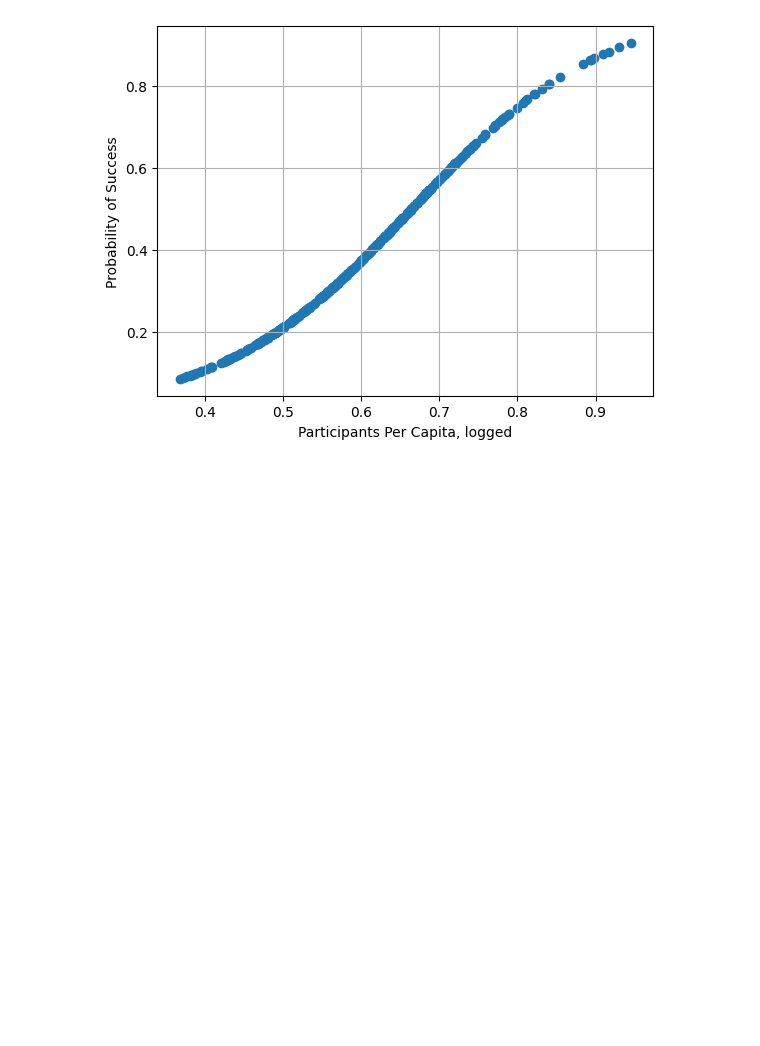
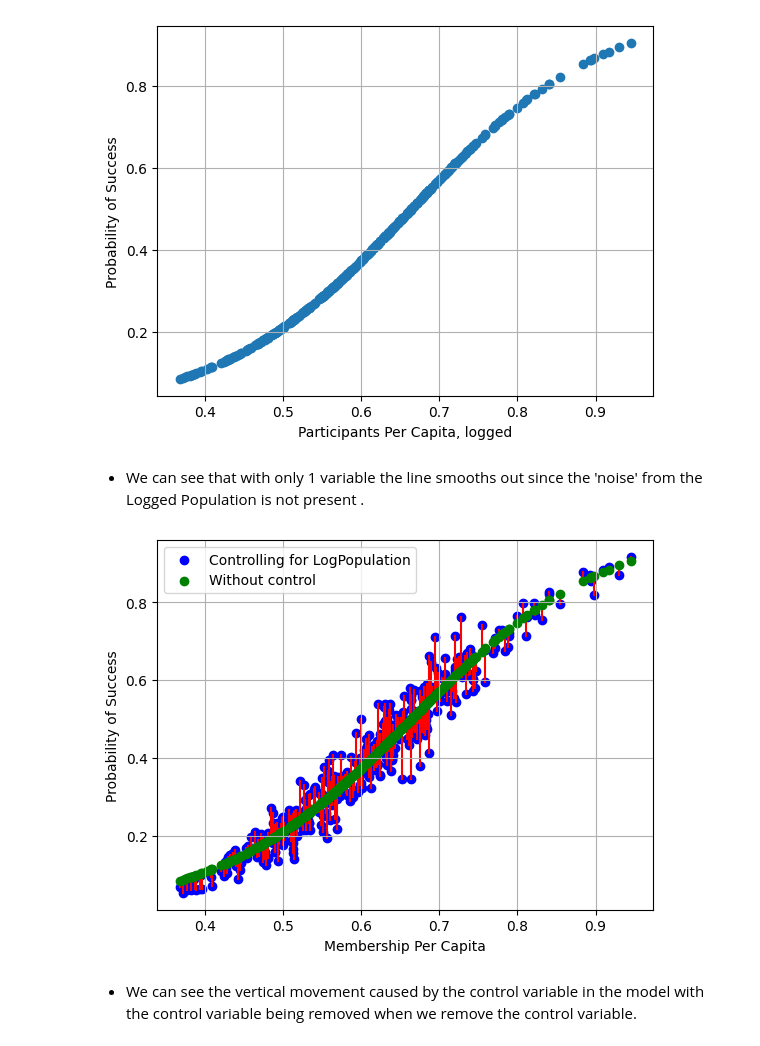
Before and after one commit to Mike-gag/WhyCivilResistanceWorks, a Jupyter notebook: WhyCivilResistanceWorks_gaganis_8200234.ipynb, the cells around one changed output. Saved outputs shown, nothing was run; the diff lists cells and outputs as text; code cells hidden in the pictures; blank space fills up the shorter version.

```diff
--- a/WhyCivilResistanceWorks_gaganis_8200234.ipynb
+++ b/WhyCivilResistanceWorks_gaganis_8200234.ipynb
@@ -533,3 +531,24 @@ plt.grid(True)
 plt.show()
 # %% [output]
 [figure]
+# %% [markdown]
+* We can see that with only 1 variable the line smooths out since the 'noise' from the Logged Population is not present .
+# %%
+#show 2 original plots
+plt.scatter(regression_frame['MembershipPerCapita'], predictions,
+            zorder = -1,label='Controlling for LogPopulation', color='blue')
+plt.scatter(regression_frame['MembershipPerCapita'], predictions2,
+            zorder = 1,label='Without control', color='green')
+#cionnect points from old to new
+for i, (x, y1, y2) in enumerate(zip(regression_frame['MembershipPerCapita'], predictions, predictions2)):
+    plt.plot([x, x], [y1, y2], color='red', linestyle='-', zorder = 0)
+
+plt.xlabel('Membership Per Capita')
+plt.ylabel('Probability of Success')
+plt.legend()
+plt.grid(True)
+plt.show()
+# %% [output]
+[figure, added]
+# %% [markdown]
+* We can see the vertical movement caused by the control variable in the model with the control variable being removed when we remove the control variable.
```
Also changed, not shown: parts of 58 cells of this notebook.
